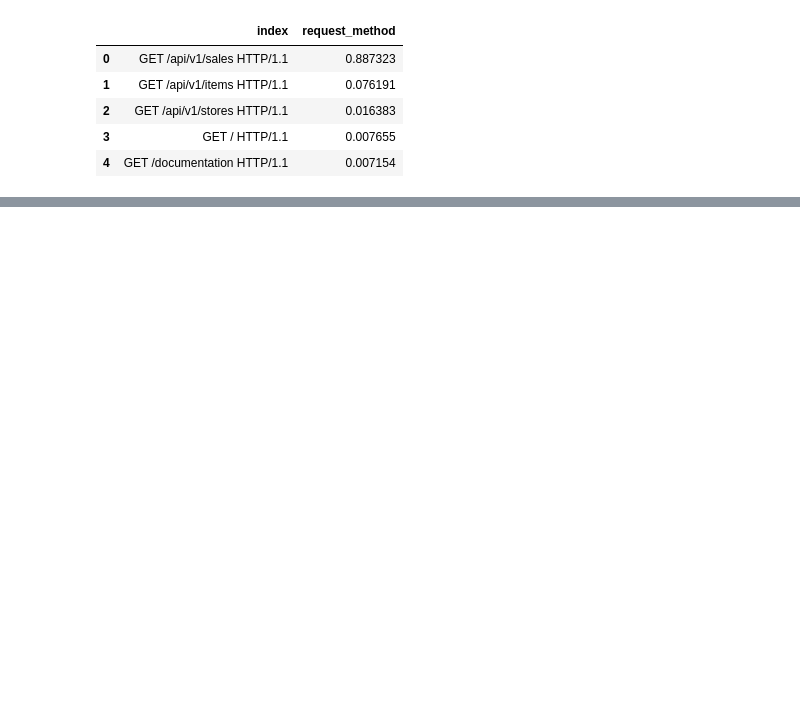
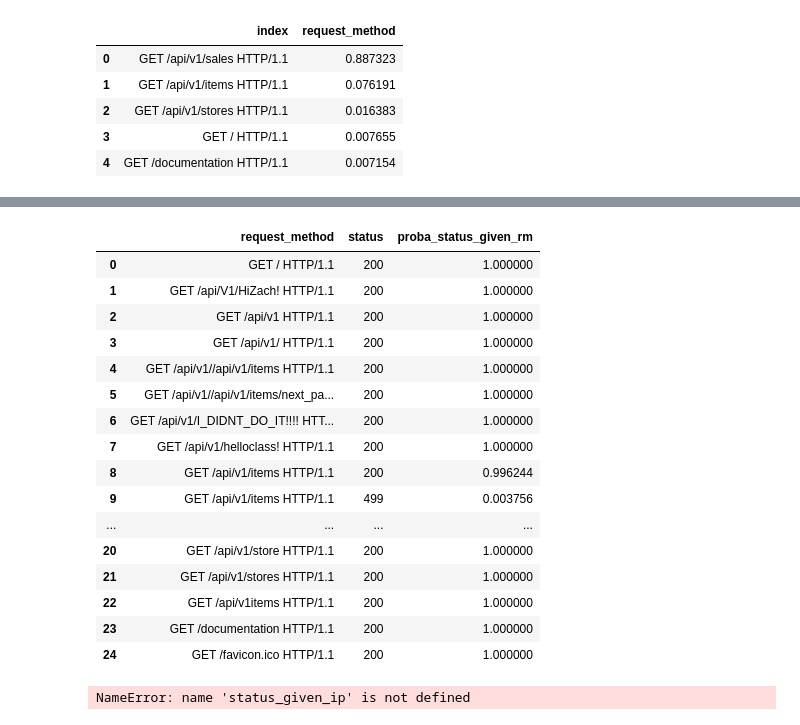
Before and after one commit to albertopuentes/anomaly-detection-exercises, a Jupyter notebook: anomaly_detection.ipynb, the cells around one changed output, grey strips where cells are left out. Cells and saved outputs as stored; diff of their text form; code cells hidden in the pictures; blank space fills up the shorter version.

```diff
--- a/anomaly_detection.ipynb
+++ b/anomaly_detection.ipynb
@@ -318,0 +327,6 @@ Takeaways:
+# %%
+# calculate prob for each ip in train
+
+rm_probs = train.groupby('request_method').size().div(len(train))
+
+rm_probs
@@ -318,0 +351,42 @@ Takeaways:
+# %%
+# Conditional probability. Given an request_method , what is prob of a particular status
+status_given_rm = pd.DataFrame(train.groupby(['request_method', 'status']).\
+                               size().div(len(train)).\
+                               div(rm_probs,
+                                   axis=0,
+                                   level='request_method').\
+                               reset_index().\
+                               rename(columns={0: 'proba_status_given_rm'})
+                              )
+
+status_given_rm
+# %% [output]
+|  | request_method | status | proba_status_given_rm |
+| 0 | GET / HTTP/1.1 | 200 | 1.000000 |
+| 1 | GET /api/V1/HiZach! HTTP/1.1 | 200 | 1.000000 |
+| 2 | GET /api/v1 HTTP/1.1 | 200 | 1.000000 |
+| 3 | GET /api/v1/ HTTP/1.1 | 200 | 1.000000 |
+| 4 | GET /api/v1//api/v1/items HTTP/1.1 | 200 | 1.000000 |
+| 5 | GET /api/v1//api/v1/items/next_pa... | 200 | 1.000000 |
+| 6 | GET /api/v1/I_DIDNT_DO_IT!!!! HTT... | 200 | 1.000000 |
+| 7 | GET /api/v1/helloclass! HTTP/1.1 | 200 | 1.000000 |
+| 8 | GET /api/v1/items HTTP/1.1 | 200 | 0.996244 |
+| 9 | GET /api/v1/items HTTP/1.1 | 499 | 0.003756 |
+| ... | ... | ... | ... |
+| 20 | GET /api/v1/store HTTP/1.1 | 200 | 1.000000 |
+| 21 | GET /api/v1/stores HTTP/1.1 | 200 | 1.000000 |
+| 22 | GET /api/v1items HTTP/1.1 | 200 | 1.000000 |
+| 23 | GET /documentation HTTP/1.1 | 200 | 1.000000 |
+| 24 | GET /favicon.ico HTTP/1.1 | 200 | 1.000000 |
+# %%
+# calculate count for each combination of ip and status
+rm_status_count = pd.DataFrame(train.groupby(['request_method', 'status']).\
+                              count().reset_index().\
+                              rename(columns={'request_method': 'ip_status_count'}))
+
+# merge ip_status_count with status_given_ip dataframe
+
+rp_status = proba_status_given_rm.merge(ip_status_count)
+ip_status.head()
+# %% [output]
+NameError: name 'status_given_ip' is not defined
```
Also changed, not shown: parts of 9 cells of this notebook.
